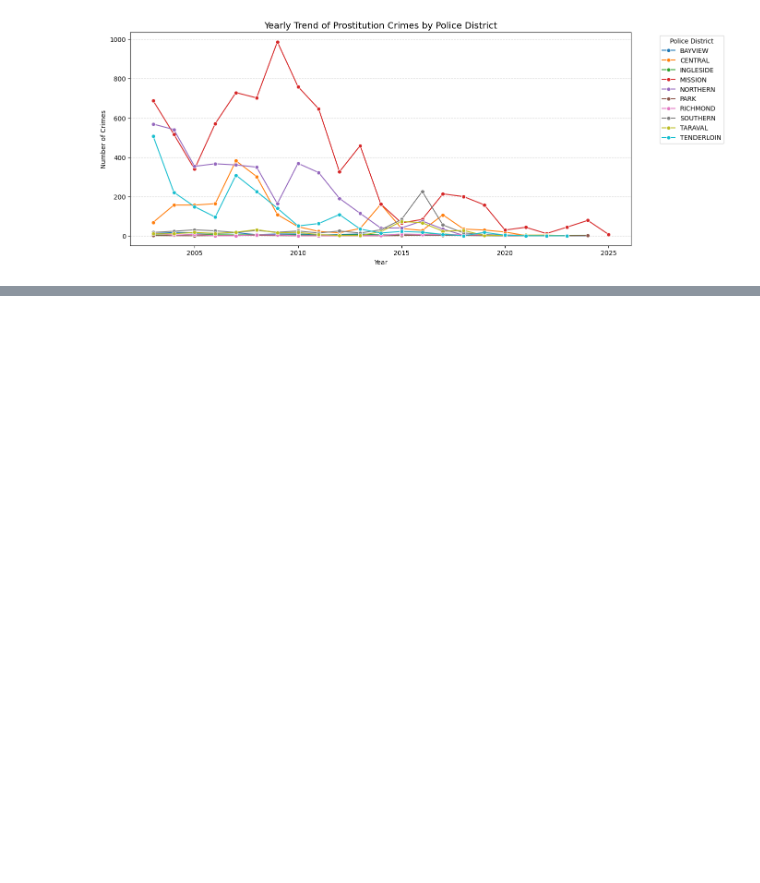
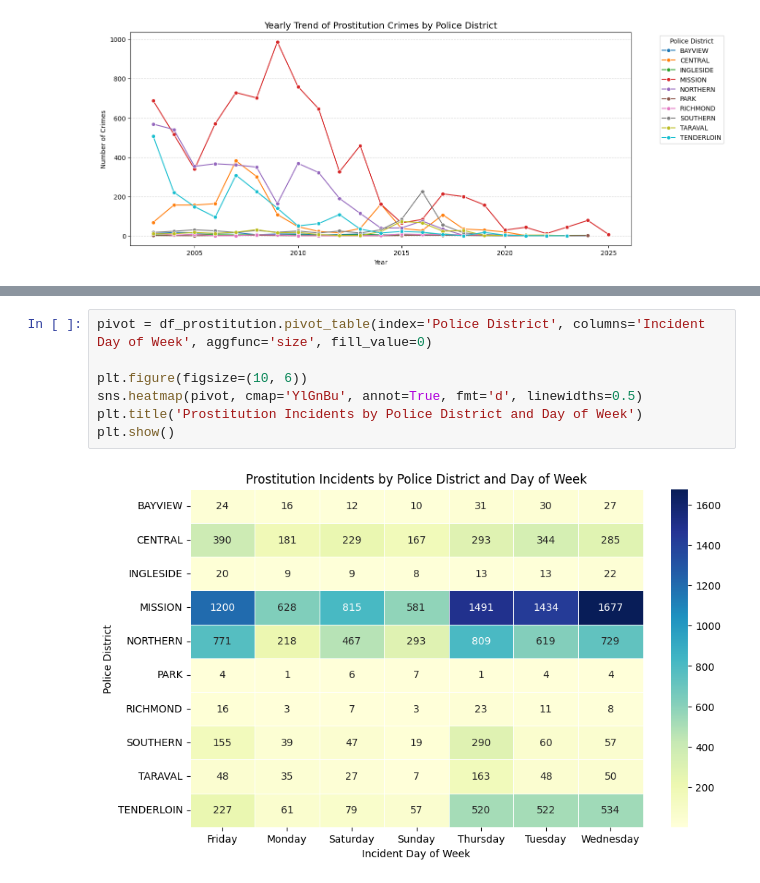
Before and after one commit to Jawsen/Social_Data, a Jupyter notebook: Week4/Part3.ipynb, the cells around one changed output, grey strips where cells are left out. Cells and saved outputs as stored; diff of their text form; blank space fills up the shorter version.

```diff
--- a/Week4/Part3.ipynb
+++ b/Week4/Part3.ipynb
@@ -116,0 +127,9 @@ dtype: int64
+# %%
+pivot = df_prostitution.pivot_table(index='Police District', columns='Incident Day of Week', aggfunc='size', fill_value=0)
+
+plt.figure(figsize=(10, 6))
+sns.heatmap(pivot, cmap='YlGnBu', annot=True, fmt='d', linewidths=0.5)
+plt.title('Prostitution Incidents by Police District and Day of Week')
+plt.show()
+# %% [output]
+[figure, added]
```
Also changed, not shown: parts of 7 cells of this notebook.
